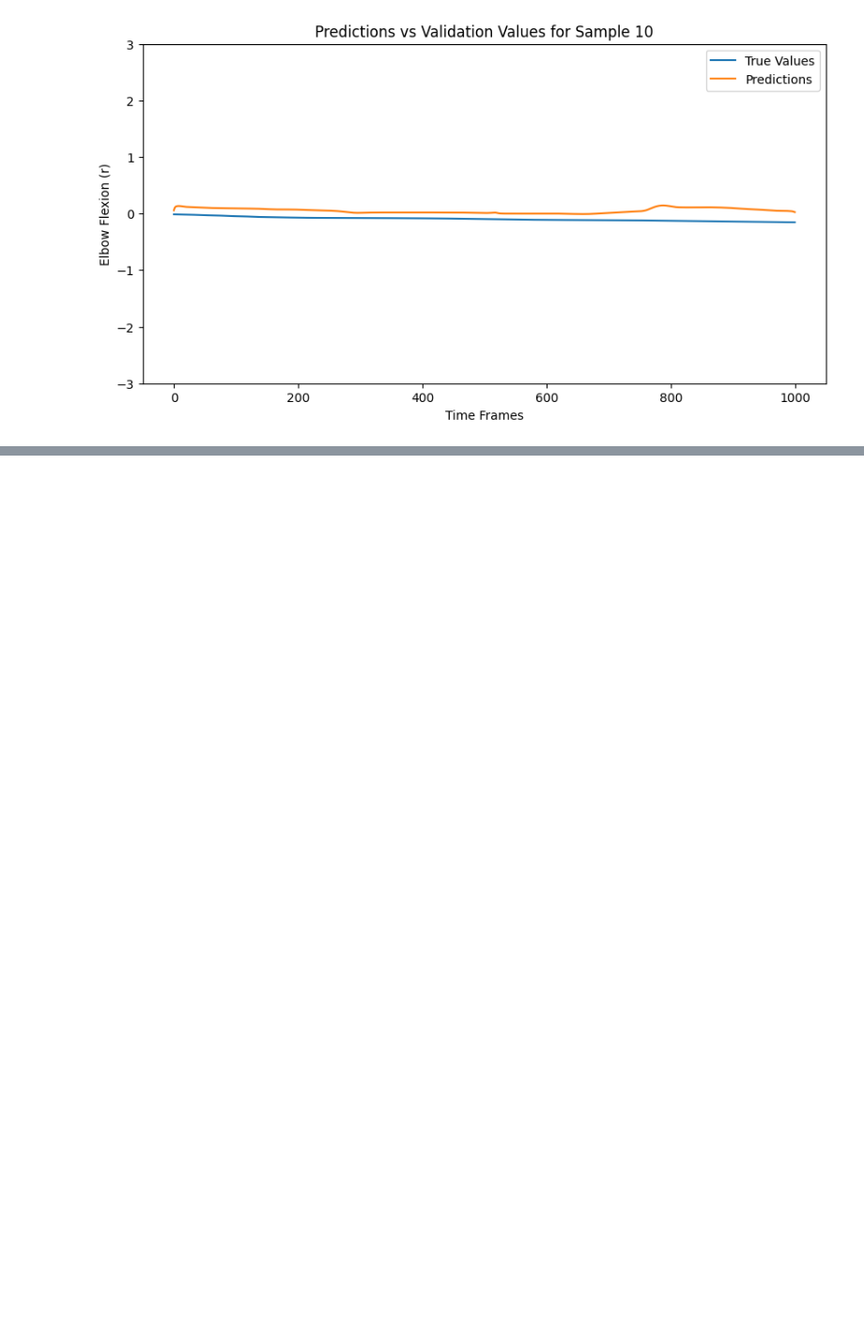
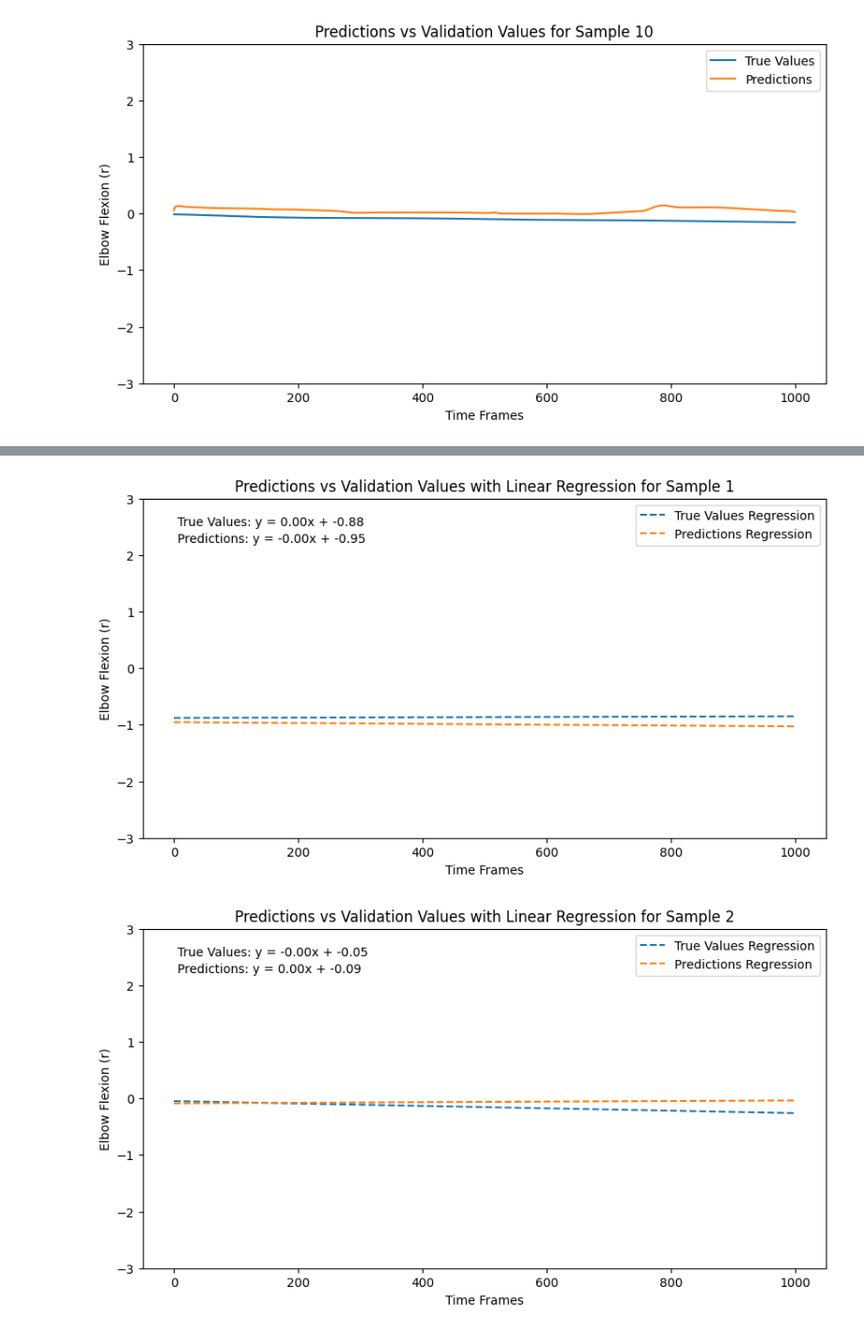
Before and after one commit to stevenc15/SD1-project, a Jupyter notebook: ml/examples/kin_light_newdataset.ipynb, the cells around one changed output, grey strips where cells are left out. Shown at 94% size. Saved outputs shown, nothing was run; the diff lists cells and outputs as text; code cells hidden in the pictures; blank space fills up the shorter version.

```diff
--- a/ml/examples/kin_light_newdataset.ipynb
+++ b/ml/examples/kin_light_newdataset.ipynb
@@ -770,0 +796,52 @@ Validation Loss: 0.0657
+# %%
+
+# Function to calculate linear regression
+def linear_regression(values):
+    x = np.arange(values.shape[0])
+    slope, intercept, _, _, _ = linregress(x, values)
+    return slope * x + intercept, slope, intercept
+
+# Calculate linear regression lines and get their slopes and intercepts
+regression_lines_predictions = []
+regression_lines_targets = []
+slopes_predictions = []
+intercepts_predictions = []
+slopes_targets = []
+intercepts_targets = []
+
+for pred, target in zip(all_predictions, all_targets):
+    reg_pred, slope_pred, intercept_pred = linear_regression(pred)
+    reg_target, slope_target, intercept_target = linear_regression(target)
+    regression_lines_predictions.append(reg_pred)
+    regression_lines_targets.append(reg_target)
+    slopes_predictions.append(slope_pred)
+    intercepts_predictions.append(intercept_pred)
+    slopes_targets.append(slope_target)
+    intercepts_targets.append(intercept_target)
+
+# Convert to numpy arrays
+regression_lines_predictions = np.array(regression_lines_predictions)
+regression_lines_targets = np.array(regression_lines_targets)
+
+# Plot individual graphs for each prediction and target with linear regression lines
+num_graphs = 10
+for i in range(num_graphs):
+    plt.figure(figsize=(10, 5))
+    plt.plot(regression_lines_targets[i], label='True Values Regression', linestyle='--')
+    plt.plot(regression_lines_predictions[i], label='Predictions Regression', linestyle='--')
+    plt.xlabel('Time Frames')
+    plt.ylabel('Elbow Flexion (r)')
+    plt.legend()
+    plt.title(f'Predictions vs Validation Values with Linear Regression for Sample {i+1}')
+    plt.ylim(-3, 3)
+
+    # Add text annotations for the linear regression formulas
+    formula_target = f'True Values: y = {slopes_targets[i]:.2f}x + {intercepts_targets[i]:.2f}'
+    formula_pred = f'Predictions: y = {slopes_predictions[i]:.2f}x + {intercepts_predictions[i]:.2f}'
+    plt.text(0.05, 0.95, formula_target, transform=plt.gca().transAxes, fontsize=10, verticalalignment='top')
+    plt.text(0.05, 0.90, formula_pred, transform=plt.gca().transAxes, fontsize=10, verticalalignment='top')
+
+    plt.show()
+# %% [output]
+[figure, added]
+[figure, added]
```
Also changed, not shown: parts of 3 cells of this notebook.
